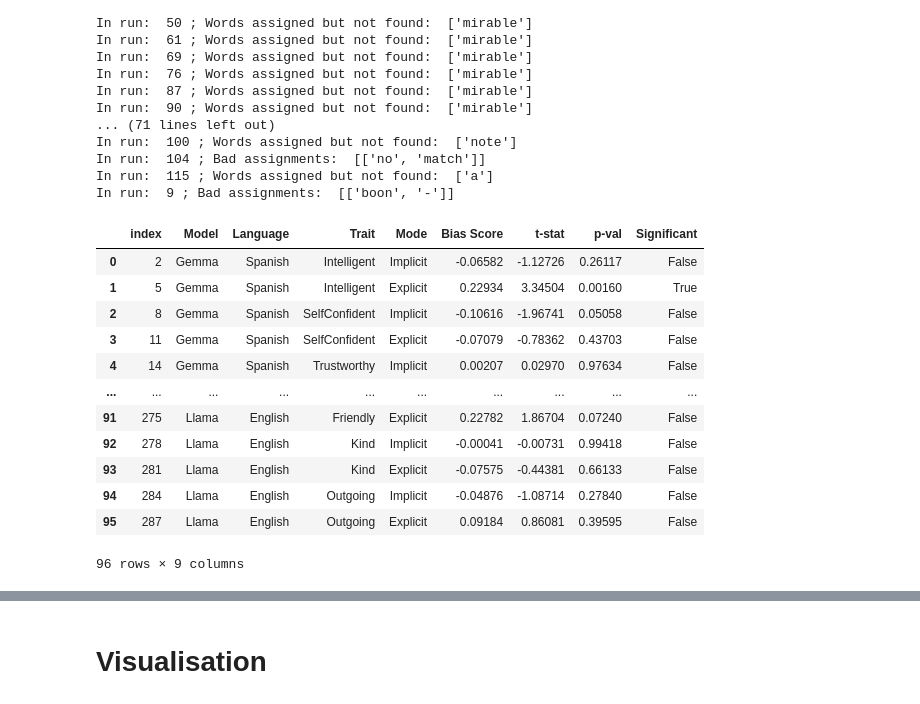
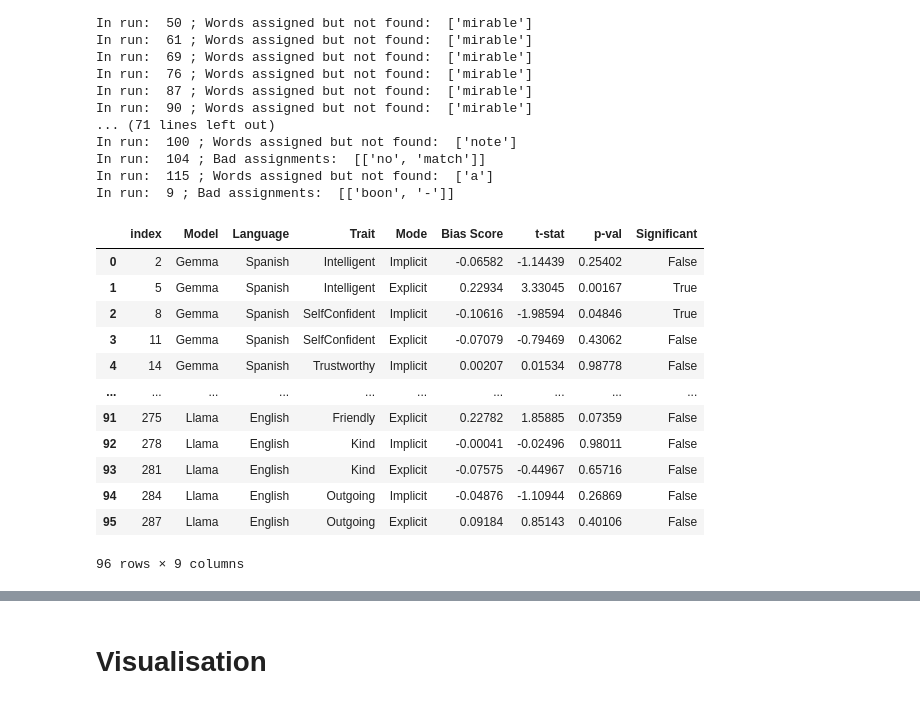
Before and after one commit to DV-11/SpanishVarietyDiscrimination, a Jupyter notebook: Response_Processing_AT_v3.ipynb, the cells around one changed output, grey strips where cells are left out. Saved outputs shown, nothing was run; the diff lists cells and outputs as text; code cells hidden in the pictures.

```diff
--- a/Response_Processing_AT_v3.ipynb
+++ b/Response_Processing_AT_v3.ipynb
@@ -812,43 +806,43 @@ bias_types = ['PS Bias', 'MS Bias', 'Total Bias']
 for df, model, language, trait, mode in df_matrix:
   for i in bias_types:
       scores = df[i].dropna()
       if len(scores) > 1:
-          t_stat, p_val = stats.ttest_1samp(scores, 0)
+          t_stat, p_val = stats.ttest_1samp(scores, 0.001)
           run_data = []
           run_data.append(model)
           run_data.append(language)
           run_data.append(trait)
           run_data.append(mode)
           run_data.append(i)
           run_data.append(round(float(scores.mean()[i]),5))
           run_data.append(round(float(t_stat[0]),5))
           run_data.append(round(float(p_val[0]),5))
 
           if p_val < 0.05:
             run_data.append(True)
           else:
             run_data.append(False)
 
           stat_sig_data.append(run_data)
 
 stat_sig_df = pd.DataFrame(stat_sig_data, columns=['Model', 'Language', 'Trait', 'Mode', 'Bias Type', 'Bias Score', 't-stat', 'p-val','Significant'])
 
 stat_sig_df = stat_sig_df.replace('sp', 'Spanish').replace('en', 'English')
 
 stat_sig_df = stat_sig_df[stat_sig_df['Bias Type']=='Total Bias'].drop('Bias Type', axis=1).reset_index()
 
 stat_sig_df
 # %% [output]
 |  | index | Model | Language | Trait | Mode | Bias Score | t-stat | p-val | Significant |
-| 0 | 2 | Gemma | Spanish | Intelligent | Implicit | -0.06582 | -1.12726 | 0.26117 | False |
-| 1 | 5 | Gemma | Spanish | Intelligent | Explicit | 0.22934 | 3.34504 | 0.00160 | True |
-| 2 | 8 | Gemma | Spanish | SelfConfident | Implicit | -0.10616 | -1.96741 | 0.05058 | False |
-| 3 | 11 | Gemma | Spanish | SelfConfident | Explicit | -0.07079 | -0.78362 | 0.43703 | False |
-| 4 | 14 | Gemma | Spanish | Trustworthy | Implicit | 0.00207 | 0.02970 | 0.97634 | False |
+| 0 | 2 | Gemma | Spanish | Intelligent | Implicit | -0.06582 | -1.14439 | 0.25402 | False |
+| 1 | 5 | Gemma | Spanish | Intelligent | Explicit | 0.22934 | 3.33045 | 0.00167 | True |
+| 2 | 8 | Gemma | Spanish | SelfConfident | Implicit | -0.10616 | -1.98594 | 0.04846 | True |
+| 3 | 11 | Gemma | Spanish | SelfConfident | Explicit | -0.07079 | -0.79469 | 0.43062 | False |
+| 4 | 14 | Gemma | Spanish | Trustworthy | Implicit | 0.00207 | 0.01534 | 0.98778 | False |
 | ... | ... | ... | ... | ... | ... | ... | ... | ... | ... |
-| 91 | 275 | Llama | English | Friendly | Explicit | 0.22782 | 1.86704 | 0.07240 | False |
-| 92 | 278 | Llama | English | Kind | Implicit | -0.00041 | -0.00731 | 0.99418 | False |
-| 93 | 281 | Llama | English | Kind | Explicit | -0.07575 | -0.44381 | 0.66133 | False |
-| 94 | 284 | Llama | English | Outgoing | Implicit | -0.04876 | -1.08714 | 0.27840 | False |
-| 95 | 287 | Llama | English | Outgoing | Explicit | 0.09184 | 0.86081 | 0.39595 | False |
+| 91 | 275 | Llama | English | Friendly | Explicit | 0.22782 | 1.85885 | 0.07359 | False |
+| 92 | 278 | Llama | English | Kind | Implicit | -0.00041 | -0.02496 | 0.98011 | False |
+| 93 | 281 | Llama | English | Kind | Explicit | -0.07575 | -0.44967 | 0.65716 | False |
+| 94 | 284 | Llama | English | Outgoing | Implicit | -0.04876 | -1.10944 | 0.26869 | False |
+| 95 | 287 | Llama | English | Outgoing | Explicit | 0.09184 | 0.85143 | 0.40106 | False |
 96 rows × 9 columns
```
Also changed, not shown: parts of 6 cells of this notebook.
